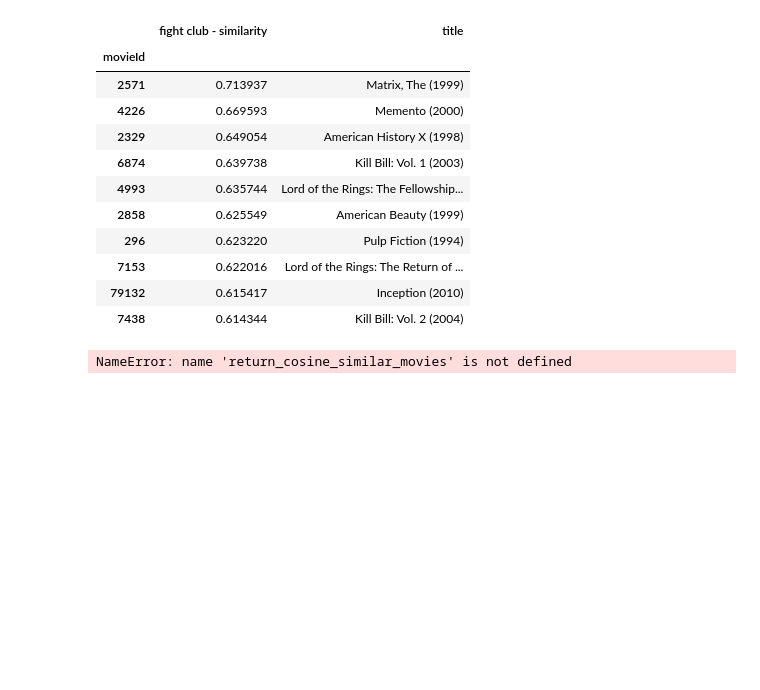
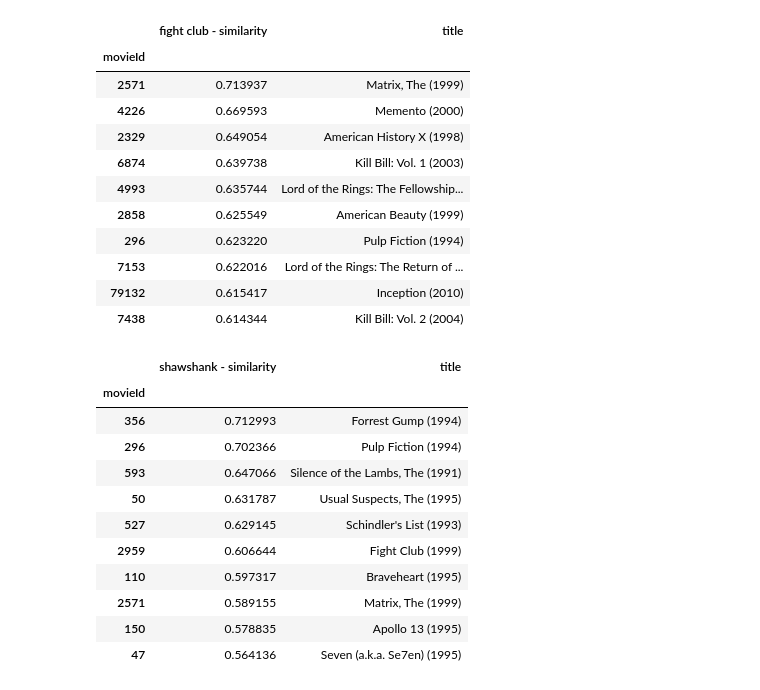
Before and after one commit to Donal-Flanagan/flix_recommender, a Jupyter notebook: notebooks/item_based_recommenders/cosine_similarity.ipynb, the cells around one changed output. Saved outputs shown, nothing was run; the diff lists cells and outputs as text; code cells hidden in the pictures; blank space fills up the shorter version.

```diff
--- a/notebooks/item_based_recommenders/cosine_similarity.ipynb
+++ b/notebooks/item_based_recommenders/cosine_similarity.ipynb
@@ -131,11 +133,22 @@ top_ten
 # %%
 movie_title = 'shawshank'
 
-movie_id = get_movie_id_from_title(movie_title, movies)
+movie_id = get_movie_id_from_title(movie_title, movies_df)
 cosine_similar_movies = return_cosine_similar_movies(movie_id, cosine_similarity_matrix)
-top_ten = get_top_ten_similar_movies(cosine_similar_movies, movies, movie_id)
+top_ten = get_top_ten_similar_movies(cosine_similar_movies, movies_df, movie_id)
 
 top_ten = top_ten.rename(columns={movie_id: movie_title +' - similarity'})
 top_ten
 # %% [output]
-NameError: name 'return_cosine_similar_movies' is not defined
+|  | shawshank - similarity | title |
+| movieId |  |  |
+| 356 | 0.712993 | Forrest Gump (1994) |
+| 296 | 0.702366 | Pulp Fiction (1994) |
+| 593 | 0.647066 | Silence of the Lambs, The (1991) |
+| 50 | 0.631787 | Usual Suspects, The (1995) |
+| 527 | 0.629145 | Schindler's List (1993) |
+| 2959 | 0.606644 | Fight Club (1999) |
+| 110 | 0.597317 | Braveheart (1995) |
+| 2571 | 0.589155 | Matrix, The (1999) |
+| 150 | 0.578835 | Apollo 13 (1995) |
+| 47 | 0.564136 | Seven (a.k.a. Se7en) (1995) |
```
Also changed, not shown: parts of 22 cells of this notebook, 1 other file.
